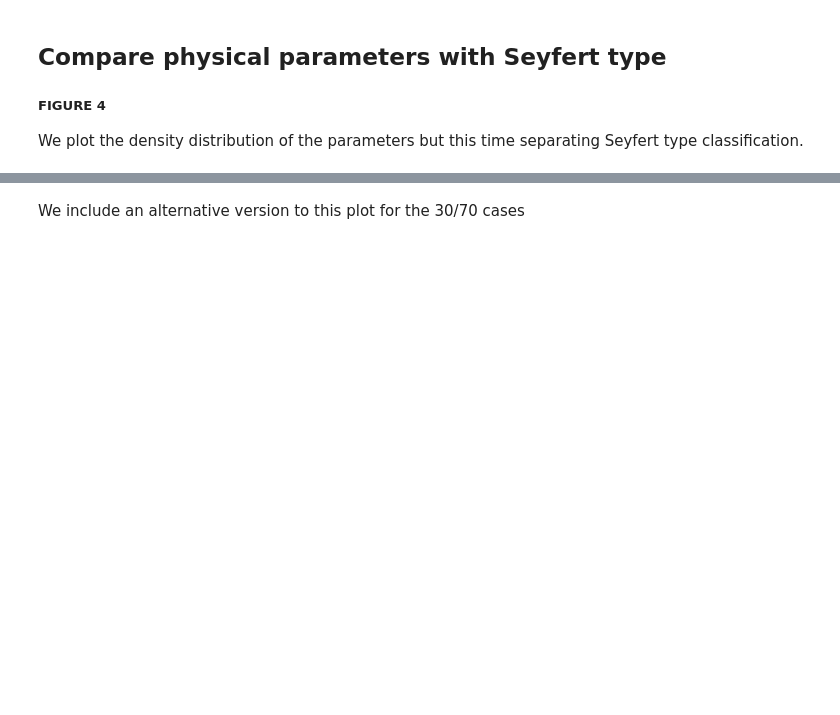
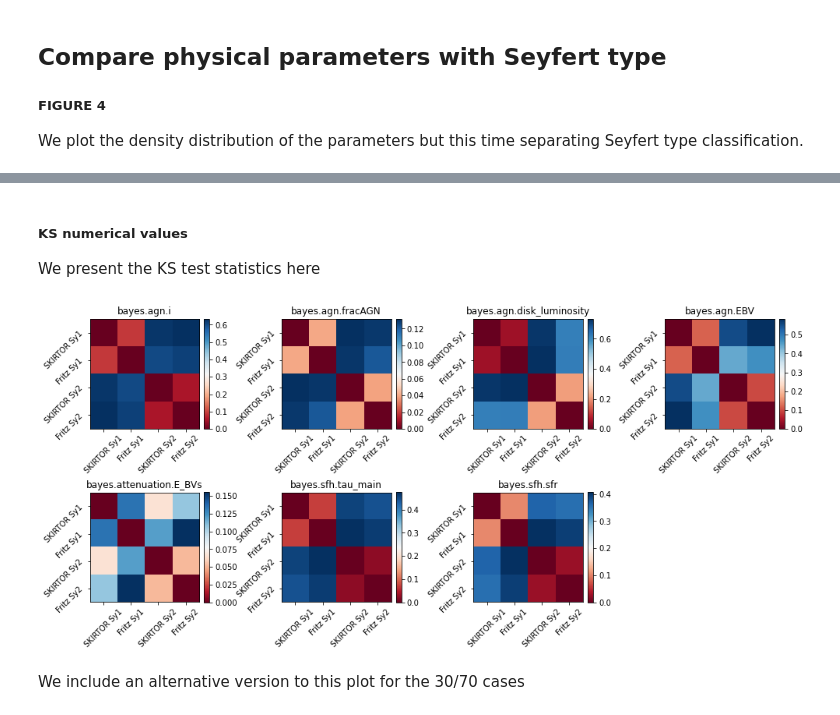
Before and after one commit to aframosp/AGNView, a Jupyter notebook: 11_Analysis_Plots.ipynb, the cells around one changed output, grey strips where cells are left out. Saved outputs shown, nothing was run; the diff lists cells and outputs as text; code cells hidden in the pictures; blank space fills up the shorter version.

```diff
--- a/11_Analysis_Plots.ipynb
+++ b/11_Analysis_Plots.ipynb
@@ -187,3 +231,11 @@ with plt.style.context('seaborn-paper'):
+# %% [markdown]
+##### KS numerical values
+We present the KS test statistics here
+# %%
+%matplotlib inline
+MatrixKS(SFPandas[Selc5], ['otype_txt', ['SKIRTOR Sy1','Fritz Sy1','SKIRTOR Sy2','Fritz Sy2']])
+# %% [output]
+[figure, added]
 # %% [markdown]
 We include an alternative version to this plot for the 30/70 cases
 # %%
```
Also changed, not shown: parts of 21 cells of this notebook, 2 other files.
